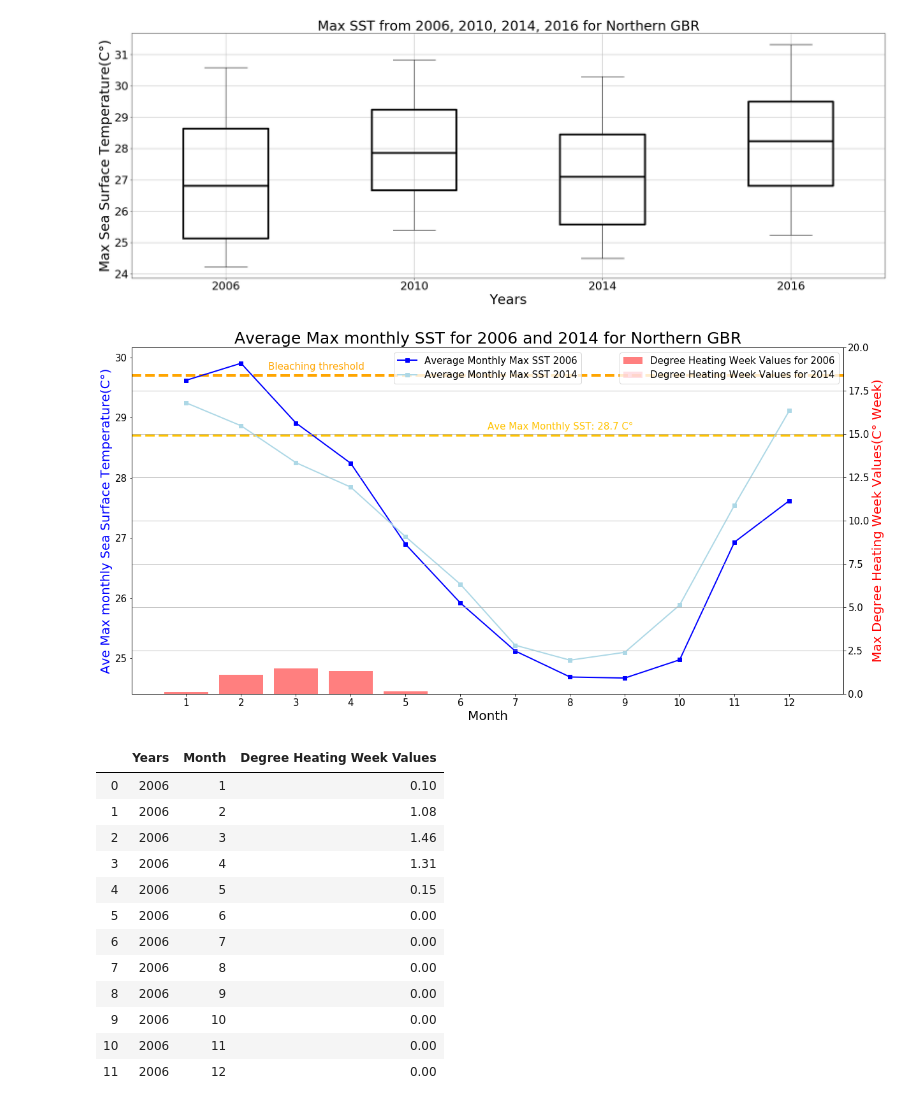
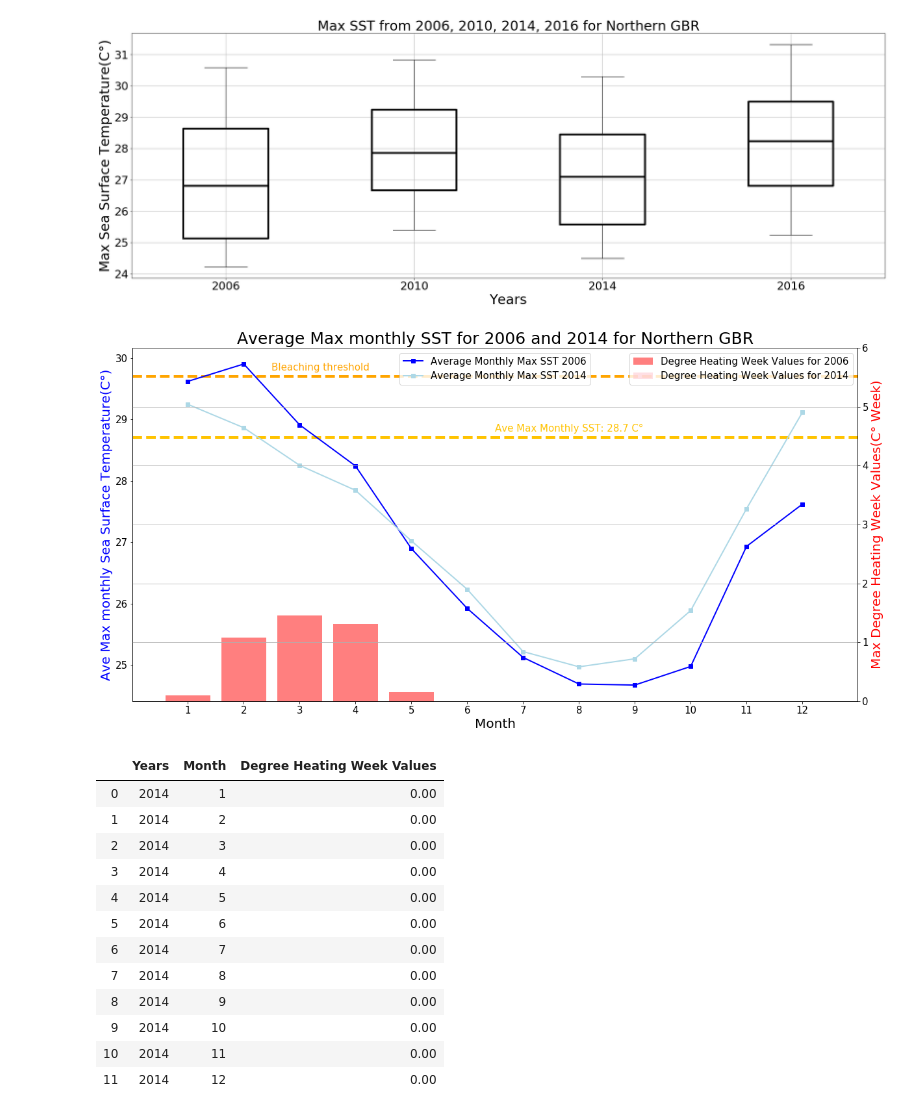
Before and after one commit to Aastha-Arora/Great-Barrier-Reef, a Jupyter notebook: 2. Northern_GBR.ipynb, the cells around one changed output. Saved outputs shown, nothing was run; the diff lists cells and outputs as text; code cells hidden in the pictures.

Commit message:
deleted old Northern and edited comments

```diff
--- a/2. Northern_GBR.ipynb
+++ b/2. Northern_GBR.ipynb
@@ -325,0 +174,14 @@ dhw_grouped_2016_df = dhw_grouped_2016_df.rename(columns={'YYYY':'Years',
+# %%
+#Calculating and storing years for 2006 with for Ave monthly max SST and Degree Heatin week values functions
+grouped_sst_df = filter_year_groupby_month (2006, 'SST')
+mean_sstmax_grouped_2006_df = reset_index_SST(grouped_sst_df)
+
+grouped_dhw_df = filter_year_groupby_month (2006, 'DHW')
+dhw_grouped_2006_df = reset_index_DHW(grouped_dhw_df)
+# %%
+#Calculating and storing years for 2014 with for Ave monthly max SST and Degree Heatin week values functions
+grouped_sst_df = filter_year_groupby_month (2014, 'SST')
+mean_sstmax_grouped_2014_df = reset_index_SST(grouped_sst_df)
+
+grouped_dhw_df = filter_year_groupby_month (2014, 'DHW')
+dhw_grouped_2014_df = reset_index_DHW(grouped_dhw_df)
@@ -326,94 +202,86 @@ dhw_grouped_2016_df = dhw_grouped_2016_df.rename(columns={'YYYY':'Years',
 # %%
-#Low
 #Chart a line plot for Average Maximum Monthly SST for 2006 and 2014 with Bleaching Threshold
 
 #Creating a figure and axis objects with subplots
 fig, ax = plt.subplots(figsize=(20,10))
 
 #Setting formatting for axis labels
-plt.xlabel("Month", fontsize="20")
-plt.xticks(mean_sstmax_grouped_2006_df ['Month'], fontsize="15")
+plt.xlabel('Month', fontsize='20')
+plt.xticks(mean_sstmax_grouped_2006_df ['Month'], fontsize='15')
 
 plt.yticks(fontsize='15')
 plt.ylabel('Ave Max monthly Sea Surface Temperature(C°)', color='blue', fontsize=20)
-
 
 #From Data link: https://coralreefwatch.noaa.gov/product/vs/data.php
 #Averaged Maximum Monthly Mean: 28.7041
 ave_sst_mean = 28.7041
 plot5 = plt.axhline([ave_sst_mean], linewidth='4', color='#FFC300', linestyle='dashed')
-plt.annotate("Ave Max Monthly SST: 28.7 C°",(6.5,28.8),fontsize=15,color="#FFC300")
+plt.annotate('Ave Max Monthly SST: 28.7 C°',(6.5,28.8),fontsize=15,color='#FFC300')
 
 #Bleaching Threshold is 1 C° more than the Averaged Maximum Monthly Mean
 #Link Source: http://elibrary.gbrmpa.gov.au/jspui/handle/11017/2981
 bleaching_thresh = 29.7041
 plot6 = plt.axhline([bleaching_thresh], linewidth='4', color='orange', linestyle='dashed')
-plt.annotate("Bleaching threshold",(2.5,29.8),fontsize=15,color="orange")
+plt.annotate('Bleaching threshold',(2.5,29.8),fontsize=15,color='orange')
 
 #line plot for Average Maximum Monthly SST for 2006
 plot1 = plt.plot(mean_sstmax_grouped_2006_df ['Month'], mean_sstmax_grouped_2006_df ['Average Monthly Max SST'],
-         marker="s", color="blue", linewidth=2, label="Average Monthly Max SST 2006")
-
+         marker='s', color='blue', linewidth=2, label='Average Monthly Max SST 2006')
 
 #line plot for Average Maximum Monthly SST for 2014
 plot2= plt.plot(mean_sstmax_grouped_2014_df ['Month'], mean_sstmax_grouped_2014_df ['Average Monthly Max SST'],
-        marker="s", color="lightblue", linewidth=2, label="Average Monthly Max SST 2014")
+        marker="s", color='lightblue', linewidth=2, label='Average Monthly Max SST 2014')
 
 #Setting the legend for plots 5,1,2,3
-plt.legend( loc="upper center", fontsize='15')
+plt.legend( loc='upper center', fontsize='15')
 
 #Using twin object for two different y-axis
 ax2 = ax.twinx()
 
 
 #bar plot for Degree Heating Week values for 2006
 plot3 = ax2.bar(dhw_grouped_2006_df['Month'], dhw_grouped_2006_df['Degree Heating Week Values'],
                                  label='Degree Heating Week Values for 2006',color='red', alpha=0.5, align='center')
 
 #bar plot for Degree Heating Week values for 2014
 plot4 = ax2.bar(dhw_grouped_2014_df['Month'], dhw_grouped_2014_df['Degree Heating Week Values'],
                                  label='Degree Heating Week Values for 2014',color='pink', alpha=0.5, align='center')
 
-
 #Setting label for bar plot y-axis
-plt.yticks(fontsize="15")
+plt.yticks(fontsize='15')
 ax2.set_ylabel('Max Degree Heating Week Values(C° Week)', color='red', fontsize=20)
-ax2.set_ylim(0,20)
+ax2.set_ylim(0,6)
 
 #Setting Title
-plt.title("Average Max monthly SST for 2006 and 2014 for Northern GBR", fontsize="25")
+plt.title('Average Max monthly SST for 2006 and 2014 for Northern GBR', fontsize='25')
 
 #Setting the legend for plots 3,4
 plt.legend(loc="upper right", fontsize='15')
 
 plt.grid(True)
 
-plt.savefig(f"Output/SavedPlots/Ave STT Max and threshold for 2006 and 2014.png")
+plt.savefig(f'Output/SavedPlots/Ave STT Max and threshold for 2006 and 2014.png')
 
 
 plt.show()
 # %% [output]
-[figure, old version]
+[figure, new version]
 # %%
-#Cleaning up Degree Heating Week Values for 2006
-dhw_grouped_2006_df['Degree Heating Week Values'] = dhw_grouped_2006_df['Degree Heating Week Values'].astype(float)
-dhw_grouped_2006_df['Degree Heating Week Values'] = dhw_grouped_2006_df['Degree Heating Week Values'].map("{:,.2f}".format)
-
-#Saving dataframe into cvs file
-dhw_grouped_2006_df.to_csv(f"Output/DataFiles/Ave STT Max and threshold for 2006.csv")
-
-dhw_grouped_2006_df
+#Formatting Degree Heating Week Values
+dhw_grouped_2006_df['Degree Heating Week Values'] = dhw_grouped_2006_df['Degree Heating Week Values'].astype(float).map("{:,.2f}".format)
+dhw_grouped_2014_df['Degree Heating Week Values'] = dhw_grouped_2014_df['Degree Heating Week Values'].astype(float).map("{:,.2f}".format)
+dhw_grouped_2014_df
 # %% [output]
 |  | Years | Month | Degree Heating Week Values |
-| 0 | 2006 | 1 | 0.10 |
-| 1 | 2006 | 2 | 1.08 |
-| 2 | 2006 | 3 | 1.46 |
-| 3 | 2006 | 4 | 1.31 |
-| 4 | 2006 | 5 | 0.15 |
-| 5 | 2006 | 6 | 0.00 |
-| 6 | 2006 | 7 | 0.00 |
-| 7 | 2006 | 8 | 0.00 |
-| 8 | 2006 | 9 | 0.00 |
-| 9 | 2006 | 10 | 0.00 |
-| 10 | 2006 | 11 | 0.00 |
-| 11 | 2006 | 12 | 0.00 |
+| 0 | 2014 | 1 | 0.00 |
+| 1 | 2014 | 2 | 0.00 |
+| 2 | 2014 | 3 | 0.00 |
+| 3 | 2014 | 4 | 0.00 |
+| 4 | 2014 | 5 | 0.00 |
+| 5 | 2014 | 6 | 0.00 |
+| 6 | 2014 | 7 | 0.00 |
+| 7 | 2014 | 8 | 0.00 |
+| 8 | 2014 | 9 | 0.00 |
+| 9 | 2014 | 10 | 0.00 |
+| 10 | 2014 | 11 | 0.00 |
+| 11 | 2014 | 12 | 0.00 |
```
Also changed, not shown: parts of 15 cells of this notebook, 4 other files.
